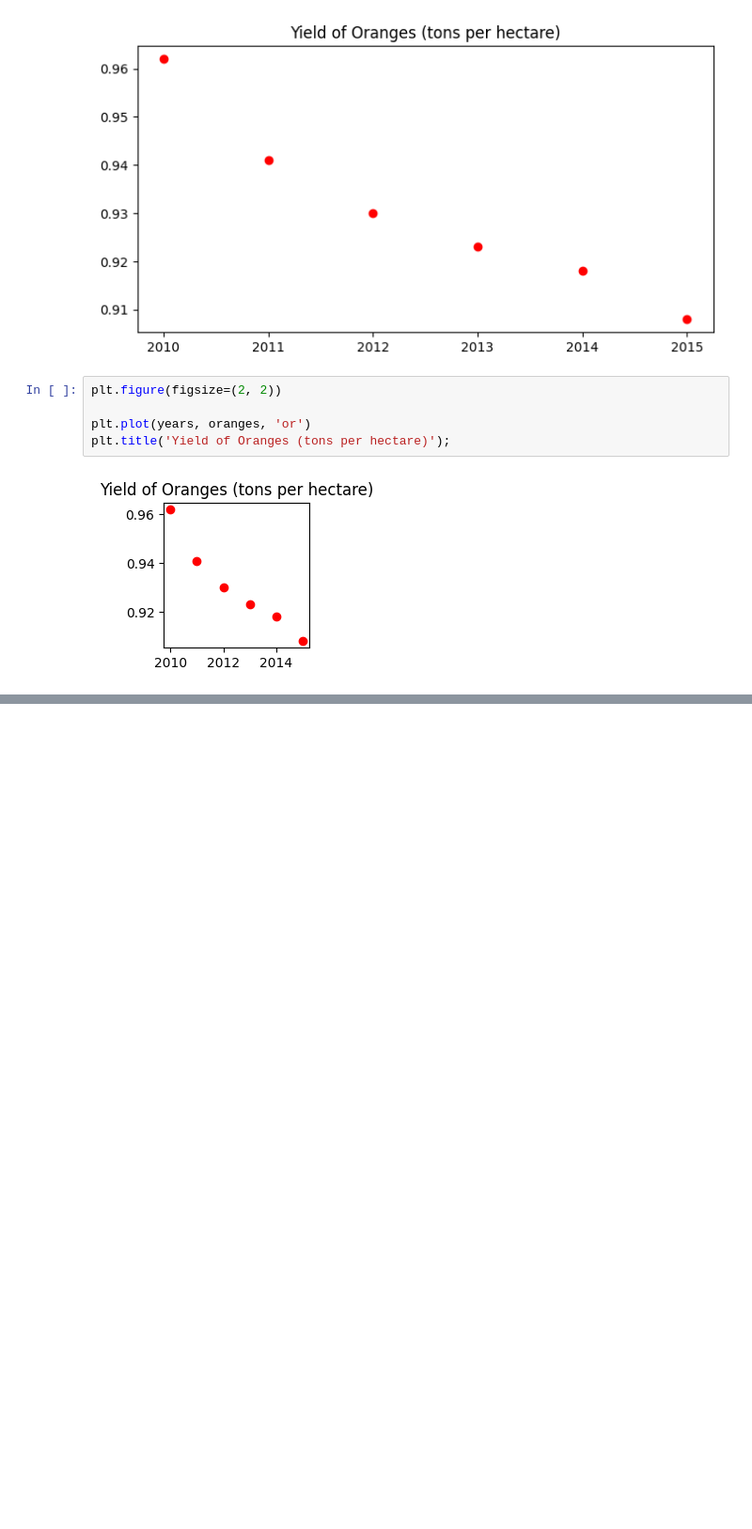
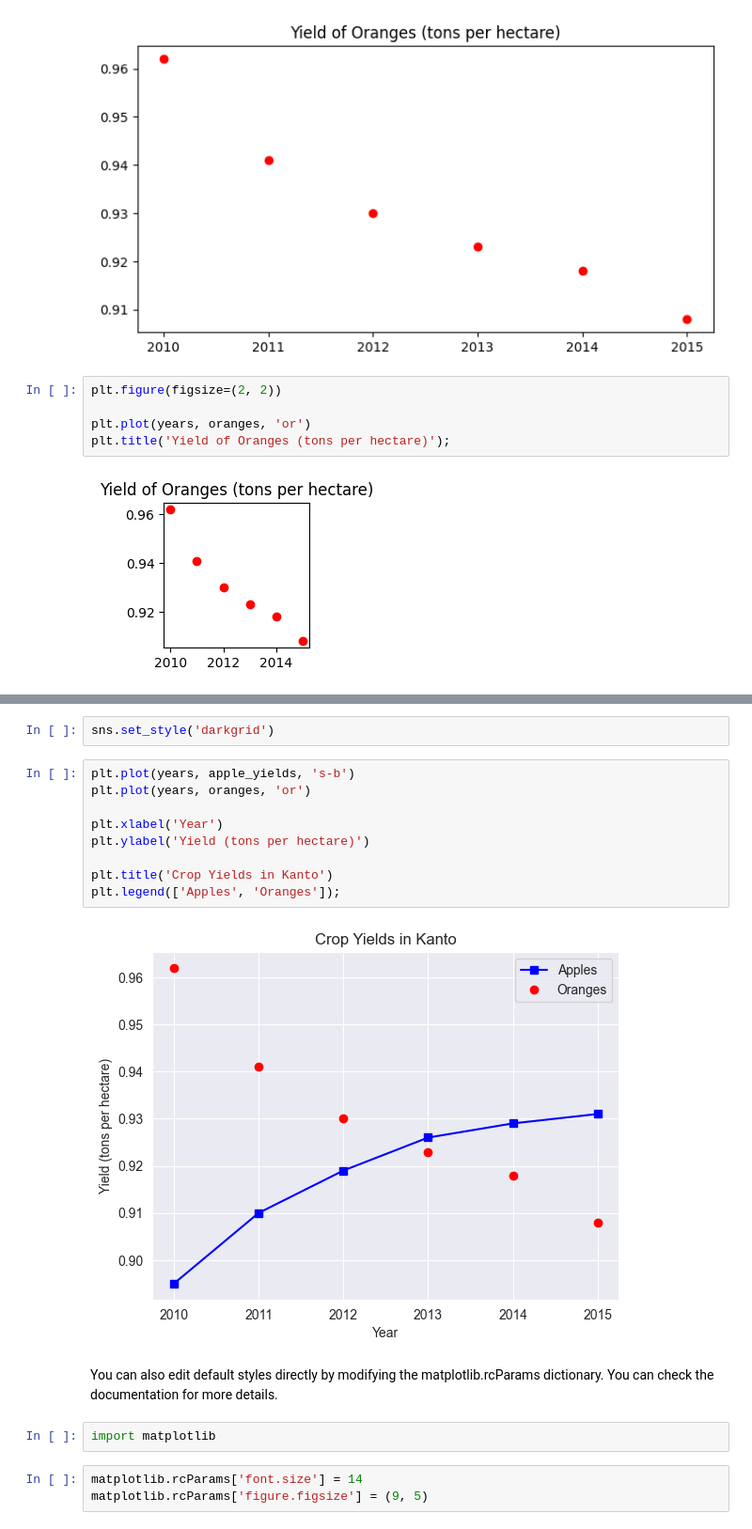
Before and after one commit to veronicasb/data_analysis, a Jupyter notebook: lesson5_visualization.ipynb, the cells around one changed output, grey strips where cells are left out. Shown: that part at 94% size. Drawn from its saved outputs; the diff is of its cells as text; blank space fills up the shorter version.

```diff
--- a/lesson5_visualization.ipynb
+++ b/lesson5_visualization.ipynb
@@ -165,0 +182,20 @@ plt.title('Yield of Oranges (tons per hectare)');
+# %%
+sns.set_style('darkgrid')
+# %%
+plt.plot(years, apple_yields, 's-b')
+plt.plot(years, oranges, 'or')
+
+plt.xlabel('Year')
+plt.ylabel('Yield (tons per hectare)')
+
+plt.title('Crop Yields in Kanto')
+plt.legend(['Apples', 'Oranges']);
+# %% [output]
+[figure, added]
+# %% [markdown]
+You can also edit default styles directly by modifying the matplotlib.rcParams dictionary. You can check the documentation for more details.
+# %%
+import matplotlib
+# %%
+matplotlib.rcParams['font.size'] = 14
+matplotlib.rcParams['figure.figsize'] = (9, 5)
```
Also changed, not shown: parts of 5 cells of this notebook.
